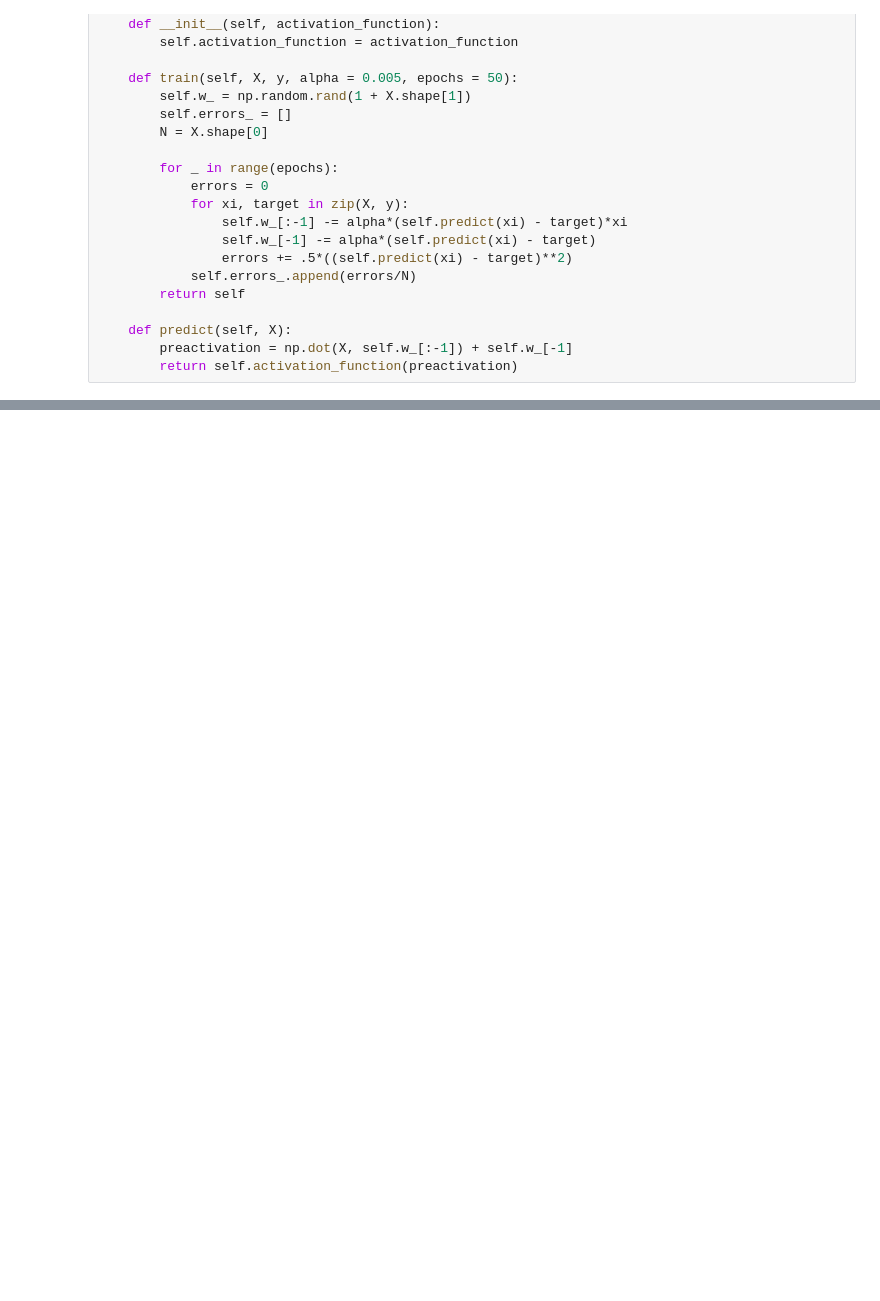
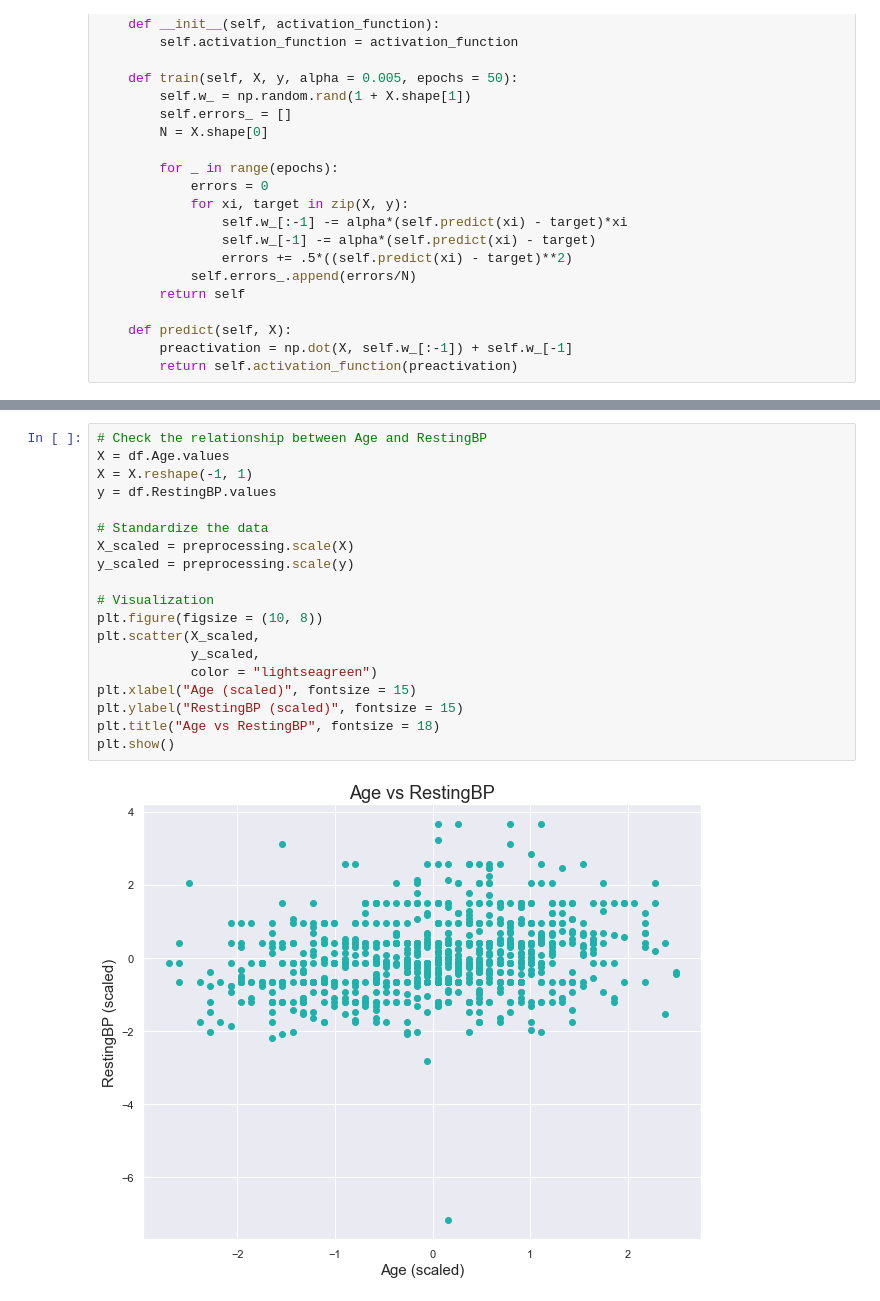
Before and after one commit to YulinLi98/INDE_577_Repo, a Jupyter notebook: supervised learning/Linear Regression/Linear Regression.ipynb, the cells around one changed output, grey strips where cells are left out. Saved outputs shown, nothing was run; the diff lists cells and outputs as text; blank space fills up the shorter version.

```diff
--- a/supervised learning/Linear Regression/Linear Regression.ipynb
+++ b/supervised learning/Linear Regression/Linear Regression.ipynb
@@ -170,0 +140,21 @@ Note that, with larger learning rate, the MSE decreased faster. We can also see
+# %%
+# Check the relationship between Age and RestingBP
+X = df.Age.values
+X = X.reshape(-1, 1)
+y = df.RestingBP.values
+
+# Standardize the data
+X_scaled = preprocessing.scale(X)
+y_scaled = preprocessing.scale(y)
+
+# Visualization
+plt.figure(figsize = (10, 8))
+plt.scatter(X_scaled,
+            y_scaled,
+            color = "lightseagreen")
+plt.xlabel("Age (scaled)", fontsize = 15)
+plt.ylabel("RestingBP (scaled)", fontsize = 15)
+plt.title("Age vs RestingBP", fontsize = 18)
+plt.show()
+# %% [output]
+[figure, added]
```
Also changed, not shown: parts of 15 cells of this notebook.
